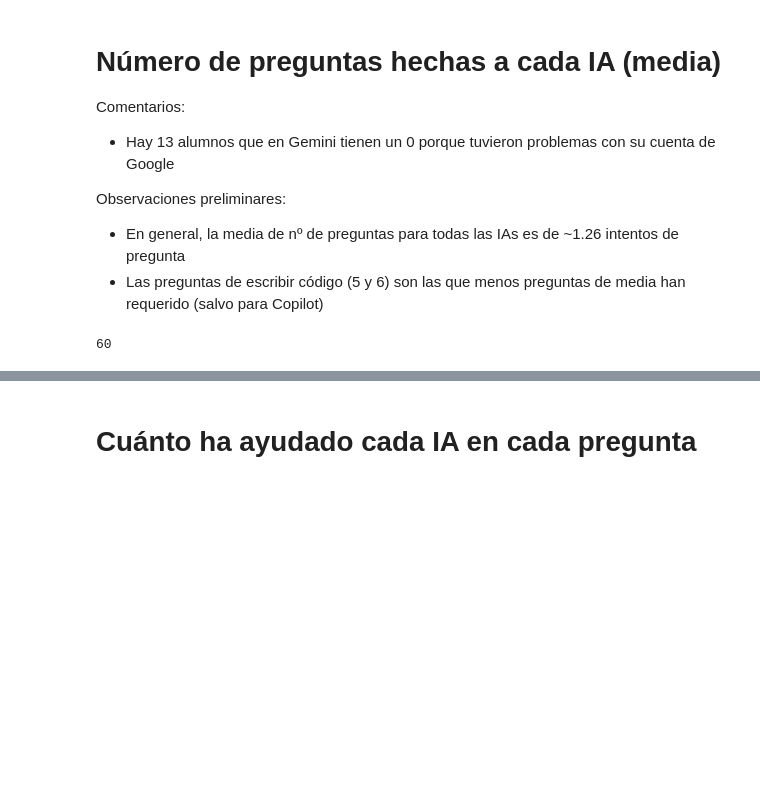
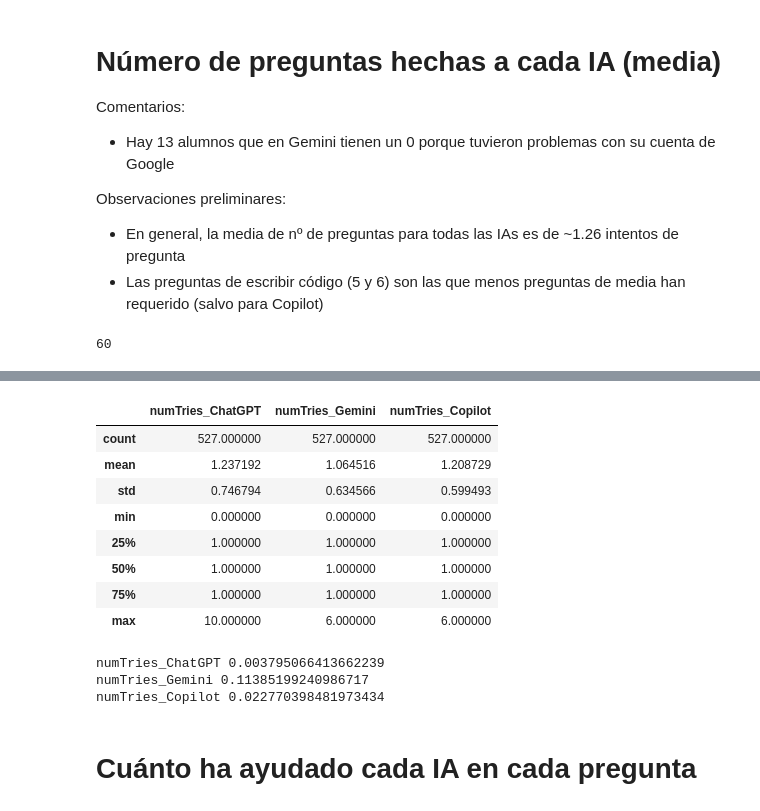
Before and after one commit to codeurjc/InnovacionDocente, a Jupyter notebook: PreliminarAnalysis.ipynb, the cells around one changed output, grey strips where cells are left out. Saved outputs shown, nothing was run; the diff lists cells and outputs as text; code cells hidden in the pictures; blank space fills up the shorter version.

```diff
--- a/PreliminarAnalysis.ipynb
+++ b/PreliminarAnalysis.ipynb
@@ -112,4 +112,25 @@ pd.DataFrame(rows,columns=['Question','ChatGPT','Gemini','Copilot']).round(decim
 | 3 | Code writing questions | 1.322 | 1.206 | 1.240 |
+# %%
+results_df[['numTries_ChatGPT','numTries_Gemini','numTries_Copilot']].describe()
+# %% [output]
+|  | numTries_ChatGPT | numTries_Gemini | numTries_Copilot |
+| count | 527.000000 | 527.000000 | 527.000000 |
+| mean | 1.237192 | 1.064516 | 1.208729 |
+| std | 0.746794 | 0.634566 | 0.599493 |
+| min | 0.000000 | 0.000000 | 0.000000 |
+| 25% | 1.000000 | 1.000000 | 1.000000 |
+| 50% | 1.000000 | 1.000000 | 1.000000 |
+| 75% | 1.000000 | 1.000000 | 1.000000 |
+| max | 10.000000 | 6.000000 | 6.000000 |
+# %%
+for ia in ['numTries_ChatGPT','numTries_Gemini','numTries_Copilot']:
+    one_question_per = (results_df[ia][results_df[ia]==0].count()
+         / results_df[ia].count())
+    print(ia, one_question_per)
+# %% [output]
+numTries_ChatGPT 0.003795066413662239
+numTries_Gemini 0.11385199240986717
+numTries_Copilot 0.022770398481973434
 # %% [markdown]
 # Cuánto ha ayudado cada IA en cada pregunta
 # %%
```
Also changed, not shown: parts of 3 cells of this notebook, 3 other files.
